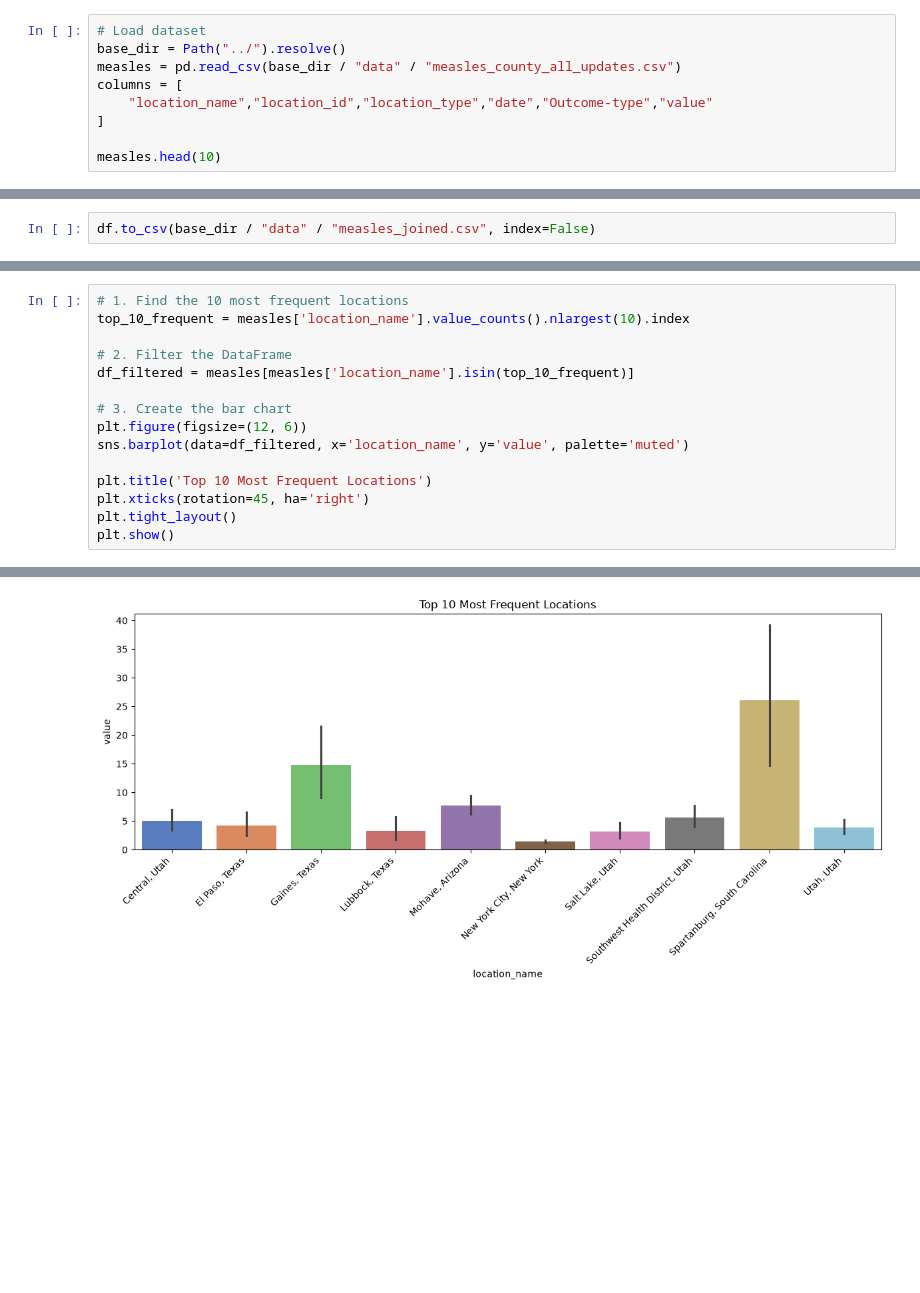
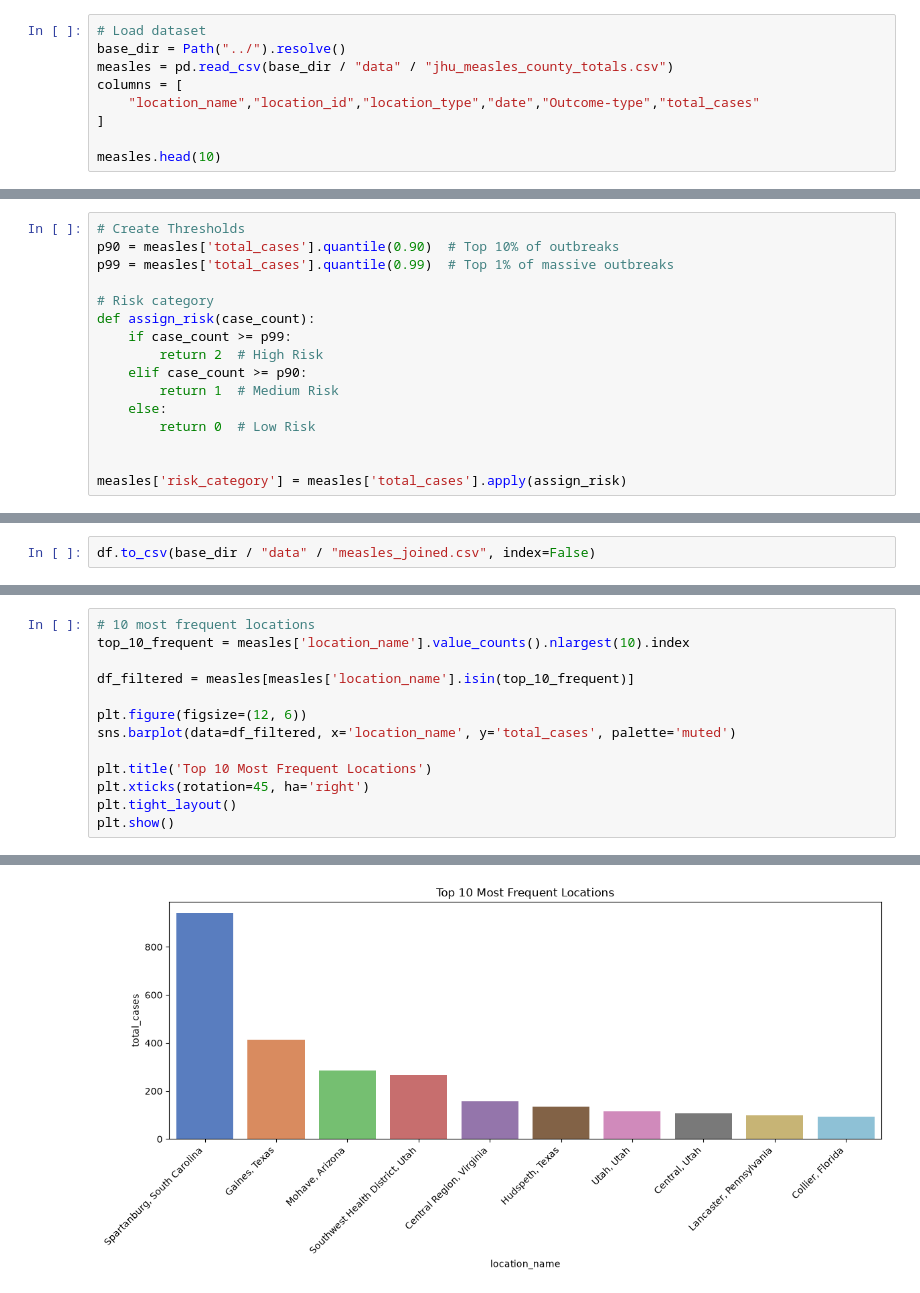
Before and after one commit to Megan-Chastain1/Measles_Early_Warning, a Jupyter notebook: Notebook/Measles.ipynb, the cells around one changed output, grey strips where cells are left out. Saved outputs shown, nothing was run; the diff lists cells and outputs as text; blank space fills up the shorter version.

```diff
--- a/Notebook/Measles.ipynb
+++ b/Notebook/Measles.ipynb
@@ -29,9 +33,9 @@ from sklearn.tree import DecisionTreeClassifier, plot_tree
 # %%
 # Load dataset
 base_dir = Path("../").resolve()
-measles = pd.read_csv(base_dir / "data" / "measles_county_all_updates.csv")
+measles = pd.read_csv(base_dir / "data" / "jhu_measles_county_totals.csv")
 columns = [
-    "location_name","location_id","location_type","date","Outcome-type","value"
+    "location_name","location_id","location_type","date","Outcome-type","total_cases"
 ]
 
 measles.head(10)
@@ -150,3 +150,19 @@ plt.show()
+# %%
+# Create Thresholds
+p90 = measles['total_cases'].quantile(0.90)  # Top 10% of outbreaks
+p99 = measles['total_cases'].quantile(0.99)  # Top 1% of massive outbreaks
+
+# Risk category
+def assign_risk(case_count):
+    if case_count >= p99:
+        return 2  # High Risk
+    elif case_count >= p90:
+        return 1  # Medium Risk
+    else:
+        return 0  # Low Risk
+
+
+measles['risk_category'] = measles['total_cases'].apply(assign_risk)
 # %%
 # Ensure standardization
 measles['location_id'] = measles['location_id'].astype(str).str.zfill(5)
@@ -200,13 +210,11 @@ total_value    0.022336    0.114764    -0.011245     1.000000
 # %%
-# 1. Find the 10 most frequent locations
+# 10 most frequent locations
 top_10_frequent = measles['location_name'].value_counts().nlargest(10).index
 
-# 2. Filter the DataFrame
 df_filtered = measles[measles['location_name'].isin(top_10_frequent)]
 
-# 3. Create the bar chart
 plt.figure(figsize=(12, 6))
-sns.barplot(data=df_filtered, x='location_name', y='value', palette='muted')
+sns.barplot(data=df_filtered, x='location_name', y='total_cases', palette='muted')
 
 plt.title('Top 10 Most Frequent Locations')
 plt.xticks(rotation=45, ha='right')
@@ -219 +227 @@ Passing `palette` without assigning `hue` is deprecated and will be removed in v
-[figure, old version]
+[figure, new version]
```
Also changed, not shown: parts of 23 cells of this notebook, 4 other files.
